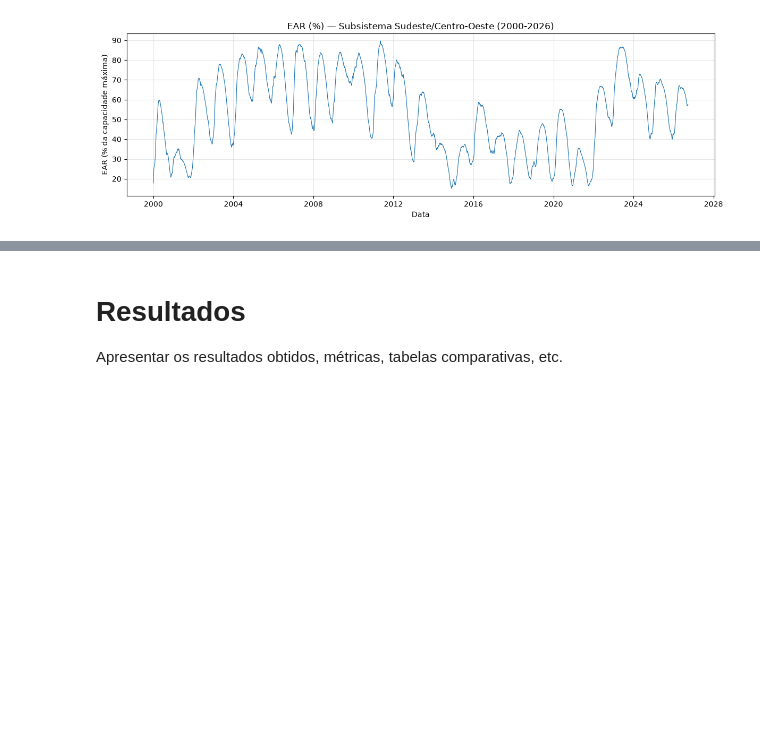
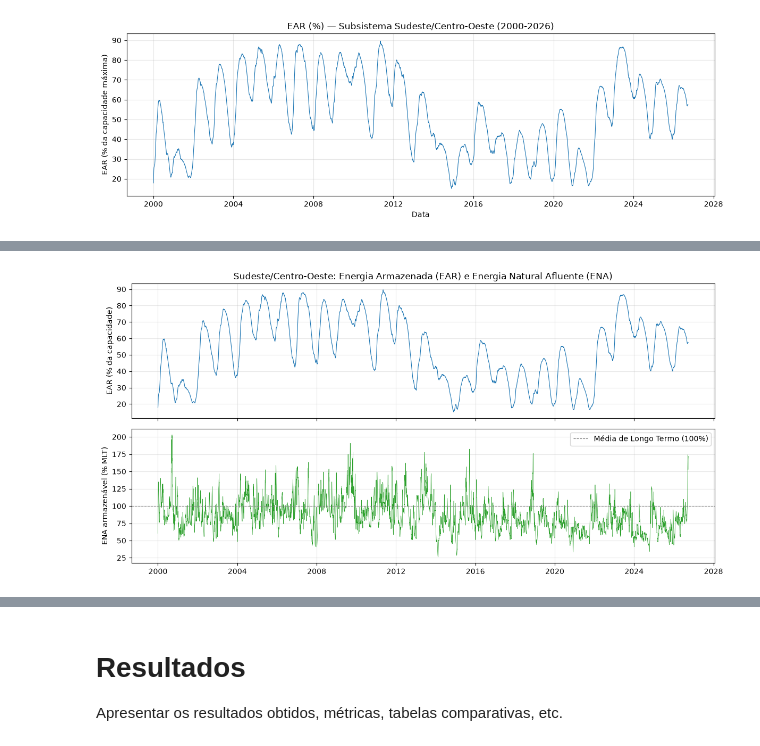
Before and after one commit to cristianomack/projeto-aplicado-iv, a Jupyter notebook: notebooks/cd_projeto_aplicado_IV_doc.ipynb, the cells around one changed output, grey strips where cells are left out. Saved outputs shown, nothing was run; the diff lists cells and outputs as text; code cells hidden in the pictures; blank space fills up the shorter version.

```diff
--- a/notebooks/cd_projeto_aplicado_IV_doc.ipynb
+++ b/notebooks/cd_projeto_aplicado_IV_doc.ipynb
@@ -228,0 +291,19 @@ Descrição metodológica para a criação, refinamento e validação dos modelo
+# %%
+# %% EDA 2: recorte SE e junção EAR + ENA
+# EDA 2: recorte Sudeste/Centro-Oeste e junção EAR + ENA em uma única tabela diária
+SUB = "SE"
+
+ear_se = df_ear[df_ear["id_subsistema"] == SUB].set_index("ear_data")["ear_verif_subsistema_percentual"].rename("ear_pct")
+ena_se = df_ena[df_ena["id_subsistema"] == SUB].set_index("ena_data")[
+    ["ena_bruta_regiao_mwmed", "ena_armazenavel_regiao_percentualmlt"]
+].rename(columns={"ena_bruta_regiao_mwmed": "ena_bruta_mwmed",
+                  "ena_armazenavel_regiao_percentualmlt": "ena_arm_pctmlt"})
+
+diario = pd.concat([ear_se, ena_se], axis=1, join="inner").asfreq("D")
+assert diario.isnull().sum().sum() == 0, "há lacunas após a junção"
+diario.to_csv(PROC / "se_diario.csv")
+
+print(f"Período: {diario.index.min().date()} a {diario.index.max().date()} ({len(diario):,} dias)")
+print(diario.describe().round(2).T)
+print("\nCorrelação de Pearson entre as séries (nível):")
+print(diario.corr().round(3))
@@ -228,0 +335,18 @@ Descrição metodológica para a criação, refinamento e validação dos modelo
+# %%
+# %% EDA 3: visualização diária
+# EDA 3: visualização das séries diárias (EAR e ENA) do Sudeste/Centro-Oeste
+fig, ax = plt.subplots(2, 1, figsize=(12, 6), sharex=True)
+ax[0].plot(diario.index, diario["ear_pct"], lw=0.8, color="tab:blue")
+ax[0].set_ylabel("EAR (% da capacidade)")
+ax[0].set_title("Sudeste/Centro-Oeste: Energia Armazenada (EAR) e Energia Natural Afluente (ENA)")
+ax[1].plot(diario.index, diario["ena_arm_pctmlt"], lw=0.5, color="tab:green")
+ax[1].axhline(100, color="gray", ls="--", lw=0.8, label="Média de Longo Termo (100%)")
+ax[1].set_ylabel("ENA armazenável (% MLT)")
+ax[1].legend(loc="upper right")
+for a in ax:
+    a.grid(alpha=0.3)
+plt.tight_layout()
+plt.savefig(IMG / "eda_ear_ena_se_diario.png", dpi=120)
+plt.show()
+# %% [output]
+[figure, added]
```
Also changed, not shown: parts of 43 cells of this notebook, 12 other files.
